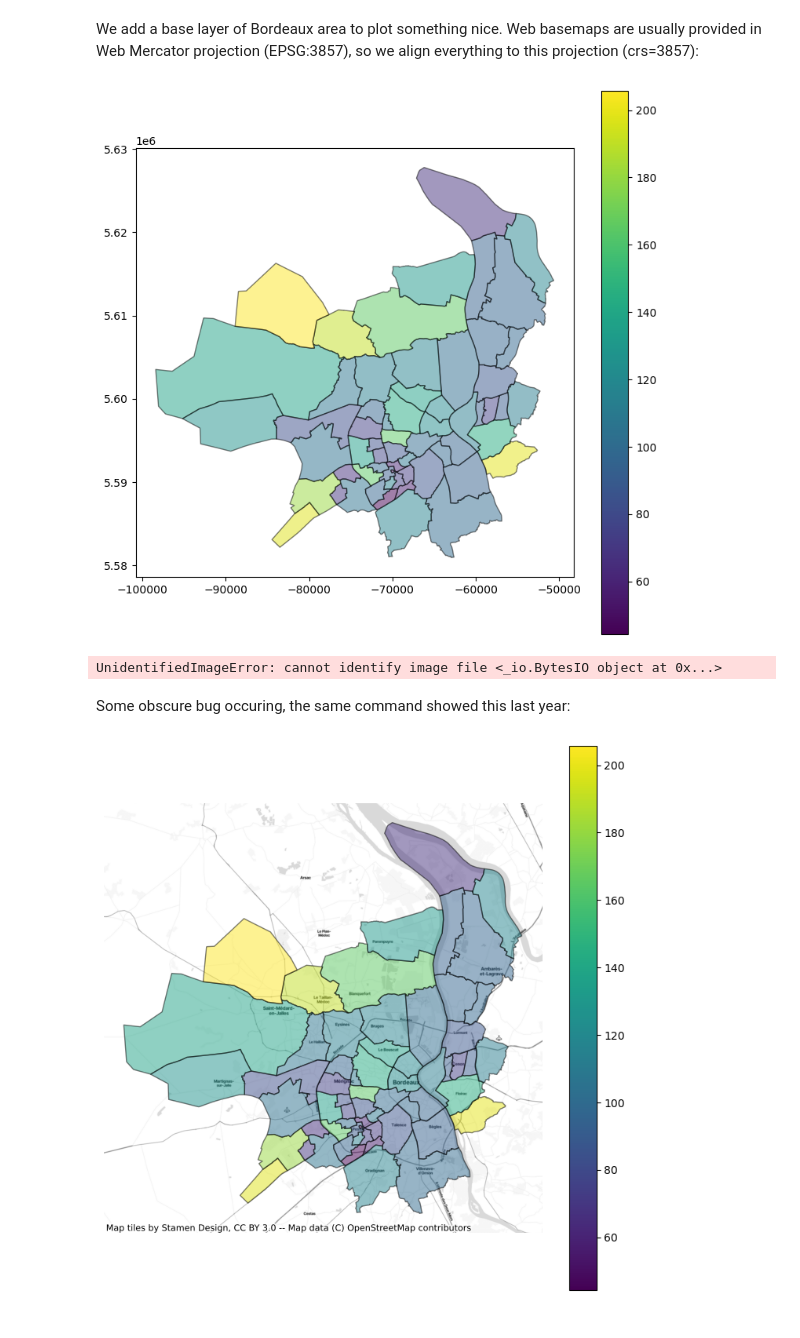
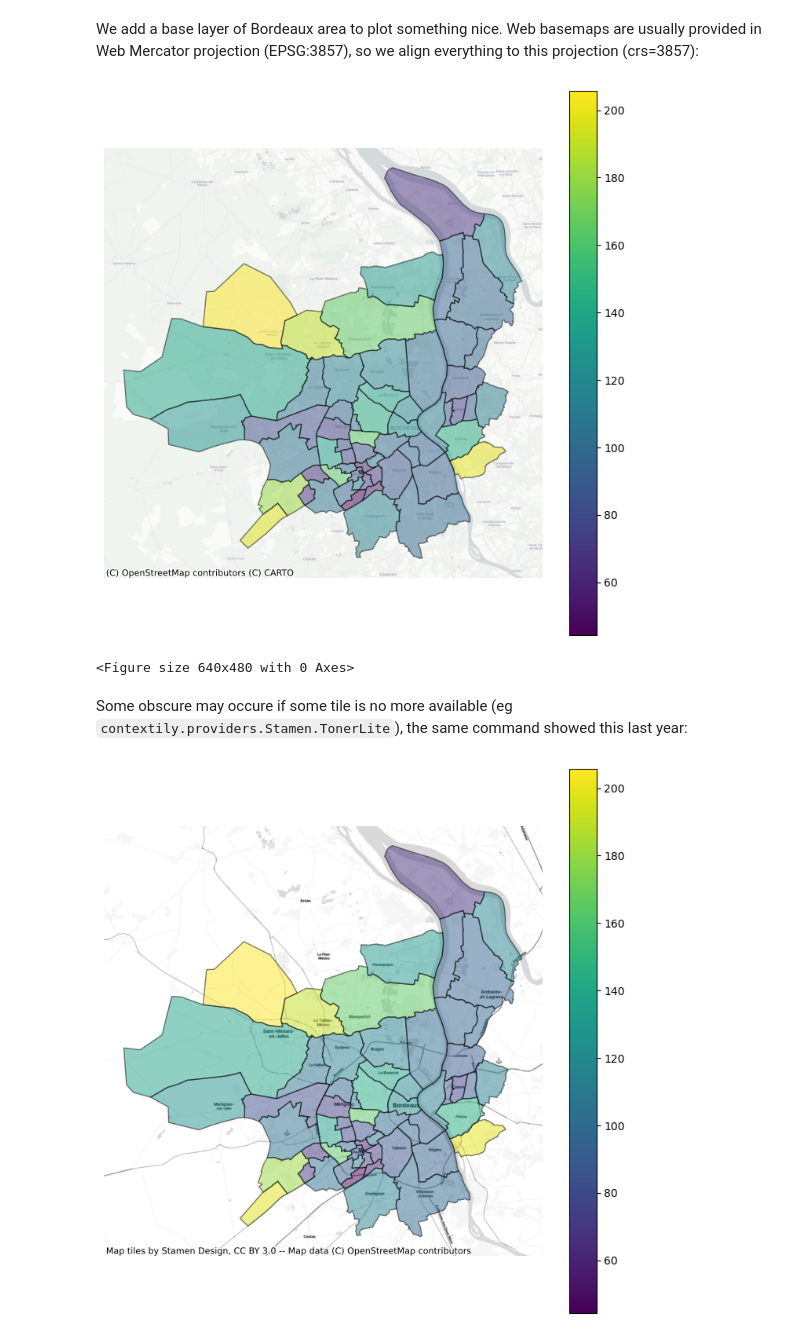
Before and after one commit to louis-olive/teaching_Python, a Jupyter notebook: notebooks/02_data_analysis_with_python_wo_solutions.ipynb, the cells around one changed output. Drawn from its saved outputs; the diff is of its cells as text; code cells hidden in the pictures.

Commit message:
fix contextily issue with basemap from Stamen

```diff
--- a/notebooks/02_data_analysis_with_python_wo_solutions.ipynb
+++ b/notebooks/02_data_analysis_with_python_wo_solutions.ipynb
@@ -2352,23 +2265,27 @@ We add a base layer of Bordeaux area to plot something nice. Web basemaps are us
 # %%
 import contextily
 ax = (df_bordeaux_neighborhood.
         to_crs(3857).
         plot(column='price',
              figsize=(9,9),
              legend=True,
              alpha=0.5,
              edgecolor="k"))
+contextily.add_basemap(ax,
+                         crs=3857,
+                         source=contextily.providers.CartoDB.Positron)
+
+ax.set_axis_off()
 # %% [output]
-[figure, old version]
+[figure, new version]
 # %%
-contextily.add_basemap(ax,
-                         crs=3857,
-                         source=contextily.providers.Stamen.TonerLite)
-ax.set_axis_off()
+# contextily.add_basemap(ax,
+#                          crs=3857,
+#                          source=contextily.providers.Stamen.TonerLite)
 # %% [output]
-UnidentifiedImageError: cannot identify image file <_io.BytesIO object at 0x...>
+<Figure size 640x480 with 0 Axes>
 # %% [markdown]
-Some obscure bug occuring, the same command showed this last year:
+Some obscure may occure if some tile is no more available (eg `contextily.providers.Stamen.TonerLite`), the same command showed this last year:
 # %%
 #| code-fold: true
 img_colab('last_year_contextily.png')
```
Also changed, not shown: parts of 12 cells of this notebook.
